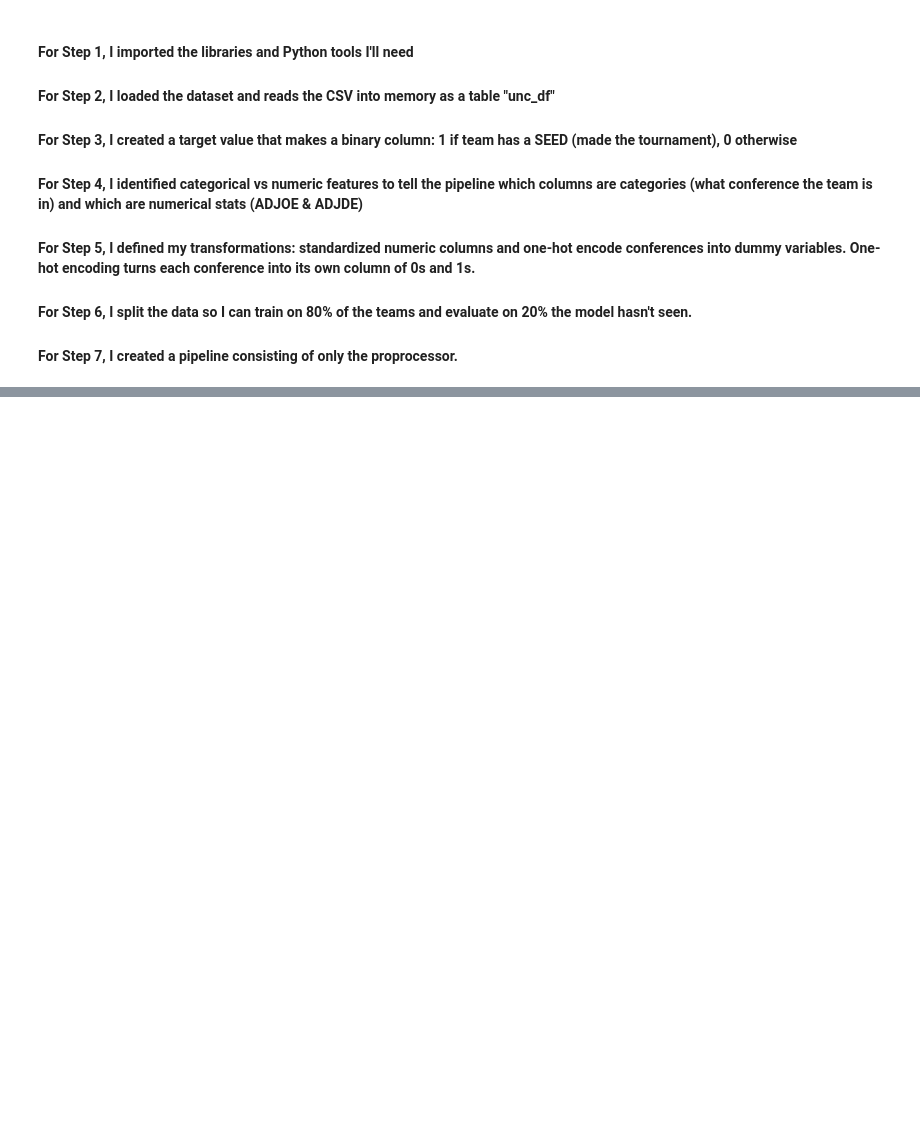
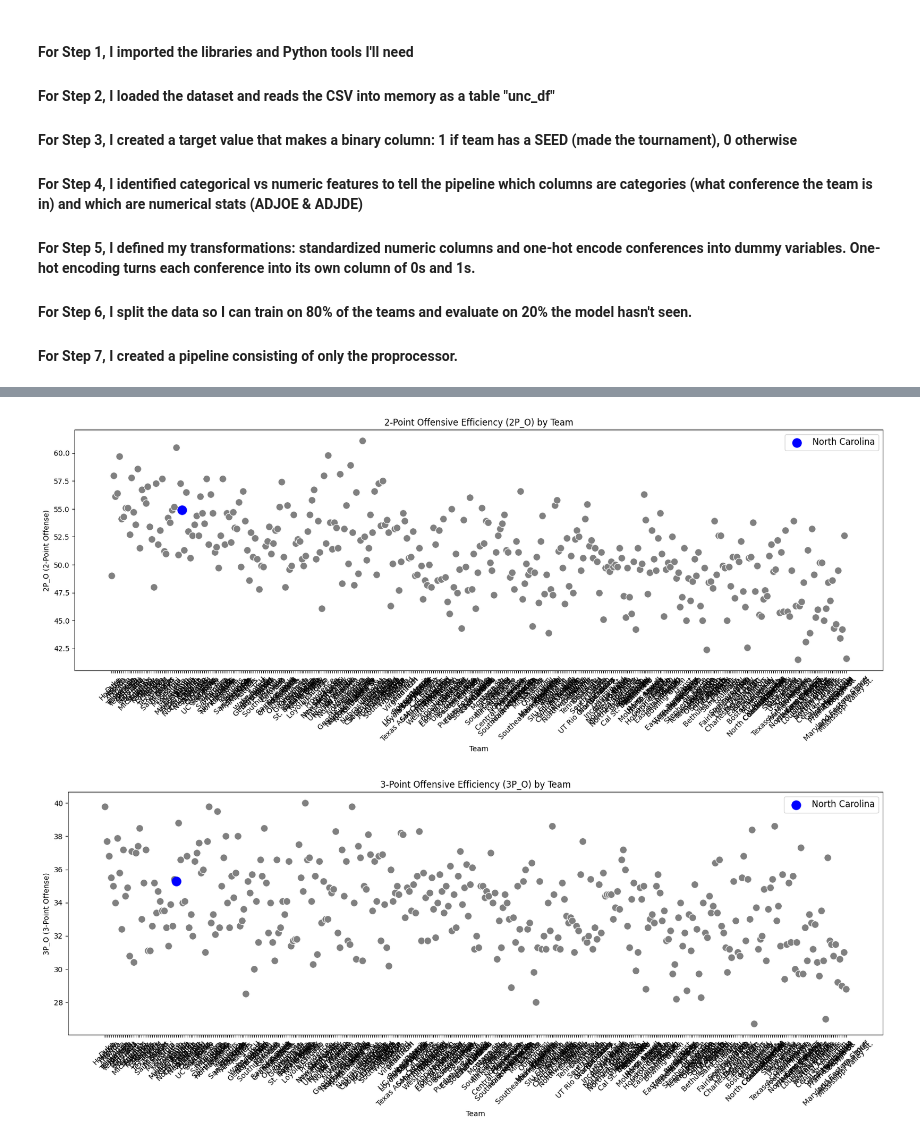
Before and after one commit to jonathanjag08/ITSC-3162-Intro-to-Data-Mining, a Jupyter notebook: ITSC3162DataMining/Project 2/UNC_NCAA.ipynb, the cells around one changed output, grey strips where cells are left out. Saved outputs shown, nothing was run; the diff lists cells and outputs as text; code cells hidden in the pictures; blank space fills up the shorter version.

```diff
--- a/ITSC3162DataMining/Project 2/UNC_NCAA.ipynb
+++ b/ITSC3162DataMining/Project 2/UNC_NCAA.ipynb
@@ -129,0 +174,40 @@ pipeline = Pipeline(steps = [
+# %%
+# ==========================
+# Scatterplot for 2P_O
+# ==========================
+plt.figure(figsize=(20,6))
+sns.scatterplot(
+    x='Team',
+    y='2P_O',
+    data = unc_df,
+    color='grey',  # other teams
+    s=100
+)
+plt.scatter(nc['Team'], nc['2P_O'], color='blue', s=150, label='North Carolina')
+plt.title('2-Point Offensive Efficiency (2P_O) by Team')
+plt.ylabel('2P_O (2-Point Offense)')
+plt.xticks(rotation=45)
+plt.legend(fontsize=12)
+plt.show()
+
+
+# ==========================
+#  Scatterplot for 3P_O
+# ==========================
+plt.figure(figsize=(20,6))
+sns.scatterplot(
+    x='Team',
+    y='3P_O',
+    data = unc_df,
+    color='grey',  # other teams
+    s=100
+)
+plt.scatter(nc['Team'], nc['3P_O'], color='blue', s=150, label='North Carolina')
+plt.title('3-Point Offensive Efficiency (3P_O) by Team')
+plt.ylabel('3P_O (3-Point Offense)')
+plt.xticks(rotation=45)
+plt.legend(fontsize=12)
+plt.show()
+# %% [output]
+[figure, added]
+[figure, added]
```
Also changed, not shown: parts of 6 cells of this notebook.
